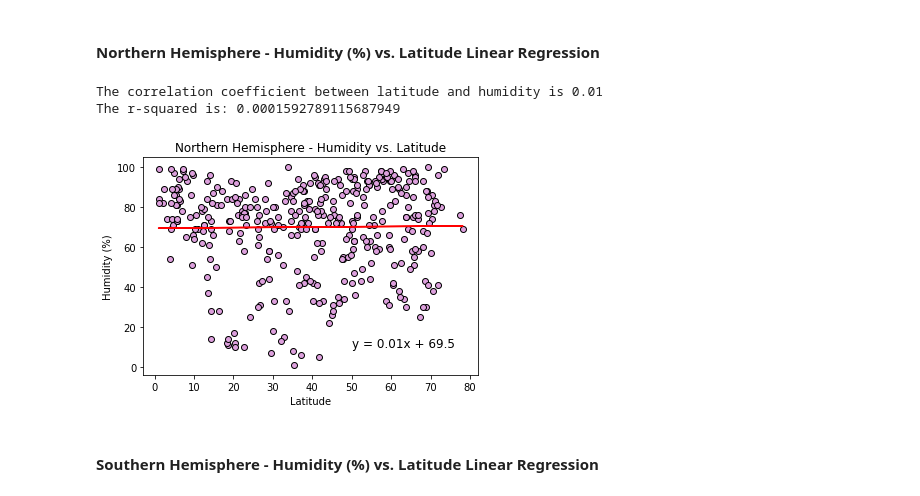
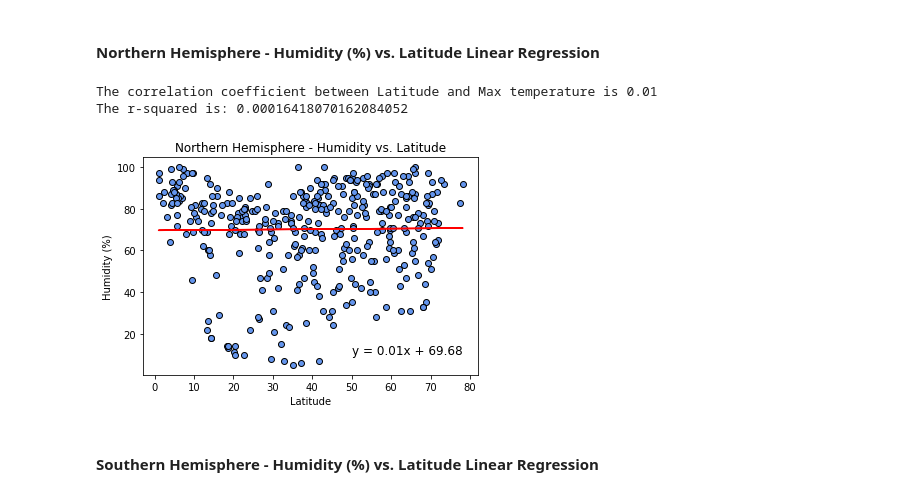
Before and after one commit to LP-116/python-api-challenge, a Jupyter notebook: WeatherPy/WeatherPy.ipynb, the cells around one changed output. Cells and saved outputs as stored; diff of their text form; code cells hidden in the pictures.

```diff
--- a/WeatherPy/WeatherPy.ipynb
+++ b/WeatherPy/WeatherPy.ipynb
@@ -392,31 +377,16 @@ The r-squared is: 0.4632926647192736
 # %% [markdown]
 ####  Northern Hemisphere - Humidity (%) vs. Latitude Linear Regression
-# %%
-n_x_data = northern_df["Lat"]
-n_y_hum = northern_df["Humidity"]
-
-correlation = st.pearsonr(n_x_data, n_y_hum)
-print(f"The correlation coefficient between latitude and humidity is {round(correlation[0],2)}")
-
-nhum_slope, nhum_int, nhum_r, nhum_p, nhum_std_err = linregress(n_x_data, n_y_hum)
-
-nhum_regress = n_x_data * nhum_slope + nhum_int
-
-nhum_line_eq = "y = " + str(round(nhum_slope,2)) + "x + " + str(round(nhum_int,2))
-
-print(f"The r-squared is: {nhum_r**2}")
-
-plt.plot(n_x_data, nhum_regress, "r-")
-plt.annotate(nhum_line_eq,(50,10), fontsize=12, color="black")
-plt.xlabel("Latitude")
-plt.ylabel("Humidity (%)")
-plt.title("Northern Hemisphere - Humidity vs. Latitude")
-plt.scatter(n_x_data, n_y_hum, marker="o", color="plum", edgecolor="black")
-plt.savefig("output_data/northern_lat_humidity.png", bbox_inches='tight');
-plt.show()
-# %% [output]
-The correlation coefficient between latitude and humidity is 0.01
-The r-squared is: 0.0001592789115687949
-[figure, removed]
+# %%
+linear_regression(northern_df["Lat"], northern_df["Humidity"], 50, 10)
+
+plt.xlabel("Latitude")
+plt.ylabel("Humidity (%)")
+plt.title("Northern Hemisphere - Humidity vs. Latitude")
+plt.savefig("output_data/northern_lat_humidity.png", bbox_inches='tight');
+plt.show()
+# %% [output]
+The correlation coefficient between Latitude and Max temperature is 0.01
+The r-squared is: 0.00016418070162084052
+[figure, added]
 # %% [markdown]
 ####  Southern Hemisphere - Humidity (%) vs. Latitude Linear Regression
```
Also changed, not shown: parts of 22 cells of this notebook, 14 other files.
